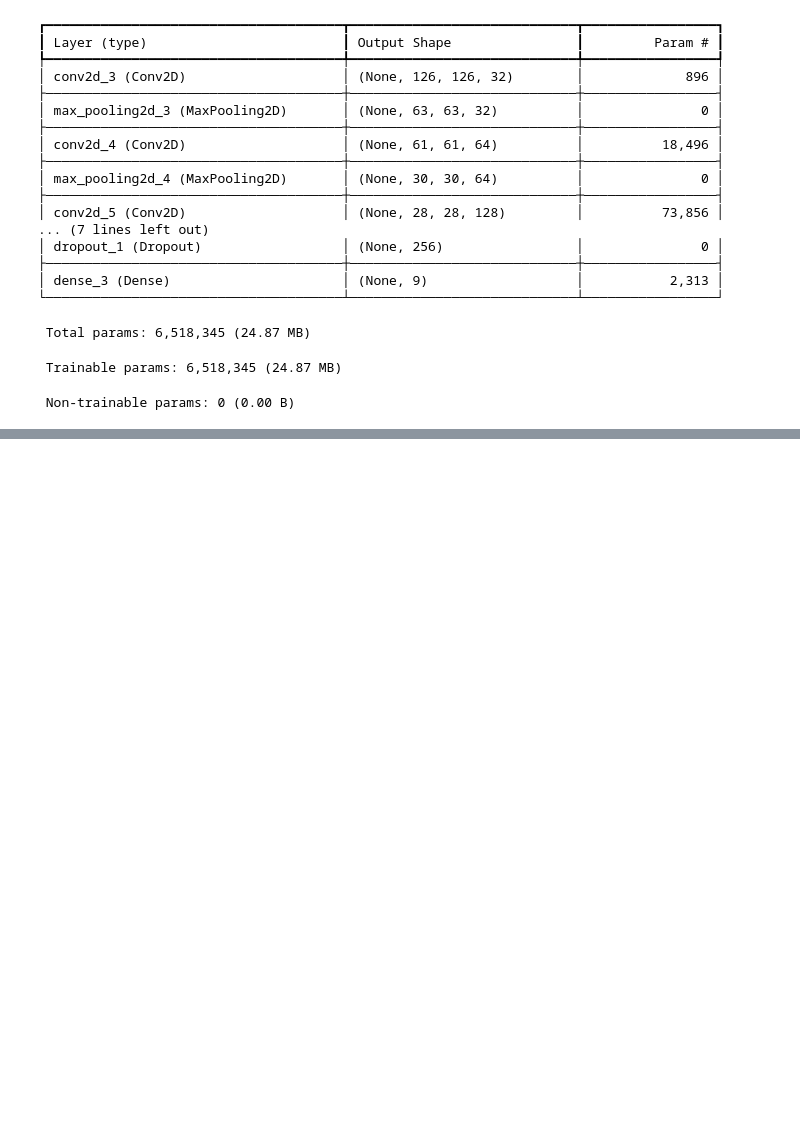
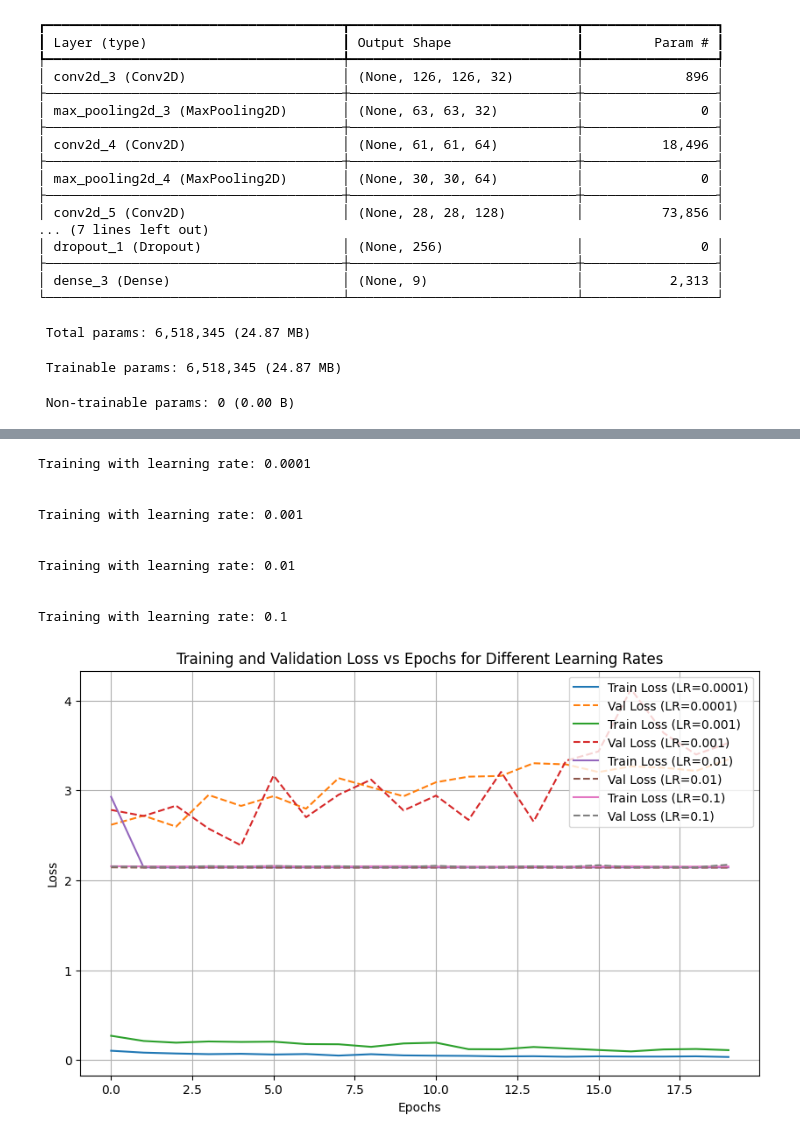
Before and after one commit to dmpcd/EN3150_Assignment_03_CNN, a Jupyter notebook: Simple convolutional neural network to perform classification..ipynb, the cells around one changed output, grey strips where cells are left out. Cells and saved outputs as stored; diff of their text form; code cells hidden in the pictures; blank space fills up the shorter version.

```diff
--- a/Simple convolutional neural network to perform classification..ipynb
+++ b/Simple convolutional neural network to perform classification..ipynb
@@ -206,0 +261,51 @@ Epoch 10/10
+# %%
+# Learning rates to test
+learning_rates = [0.0001, 0.001, 0.01, 0.1]
+history_dict = {}  # To store training history for each learning rate
+
+# Loop over each learning rate and train the model
+for lr in learning_rates:
+    print(f"\nTraining with learning rate: {lr}\n")
+
+    # Compile the model with the current learning rate
+    optimizer = keras.optimizers.Adam(learning_rate=lr)
+    model.compile(optimizer=optimizer,
+                  loss='sparse_categorical_crossentropy',
+                  metrics=['accuracy'])
+
+    # Train the model
+    history = model.fit(
+        train_data,
+        validation_data=val_data,
+        epochs=20,
+        verbose=0  # Suppress verbose output
+    )
+
+    # Store the history
+    history_dict[lr] = history.history
+
+# Plot training and validation loss for each learning rate
+plt.figure(figsize=(10, 6))
+
+for lr, hist in history_dict.items():
+    plt.plot(hist['loss'], label=f'Train Loss (LR={lr})')
+    plt.plot(hist['val_loss'], linestyle='--', label=f'Val Loss (LR={lr})')
+
+plt.title('Training and Validation Loss vs Epochs for Different Learning Rates')
+plt.xlabel('Epochs')
+plt.ylabel('Loss')
+plt.legend()
+plt.grid()
+plt.show()
+# %% [output]
+Training with learning rate: 0.0001
+
+
+Training with learning rate: 0.001
+
+
+Training with learning rate: 0.01
+
+
+Training with learning rate: 0.1
+[figure, added]
```
Also changed, not shown: parts of 10 cells of this notebook.
